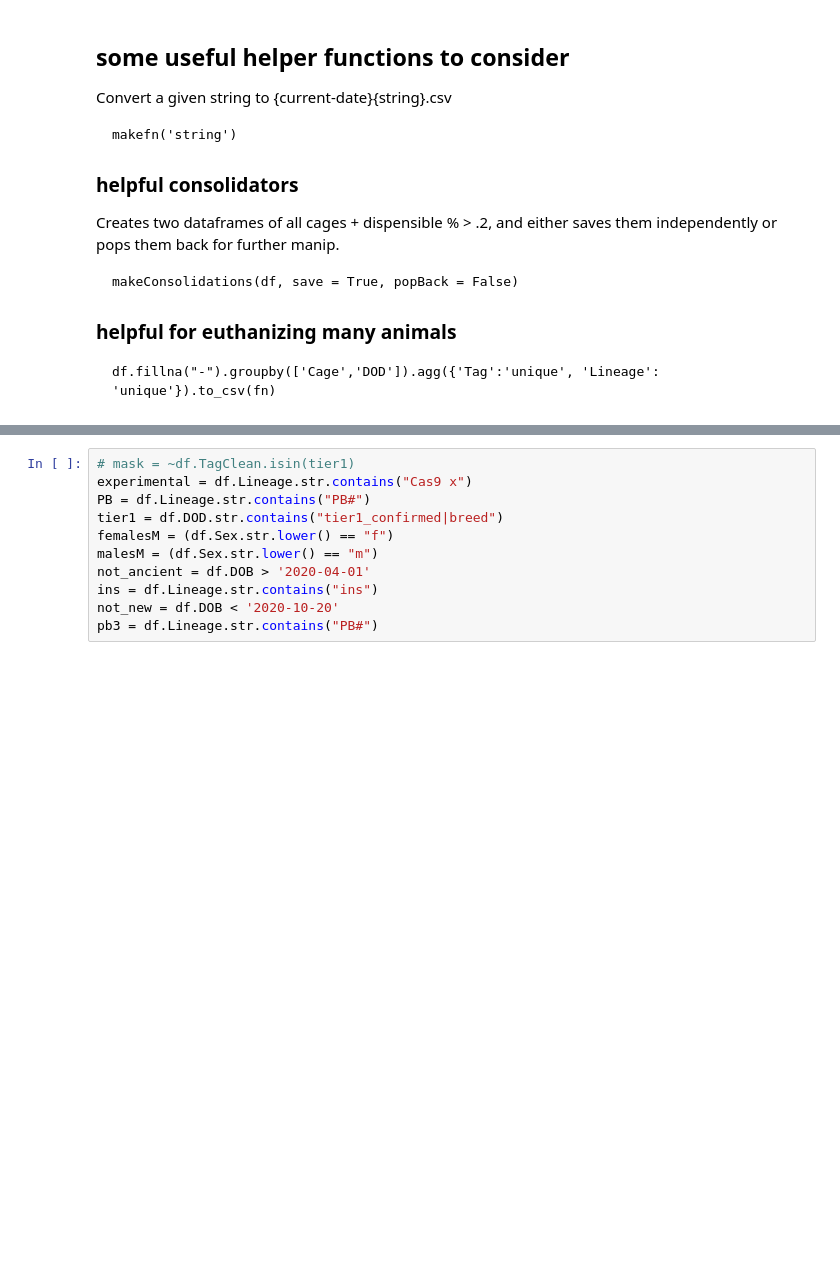
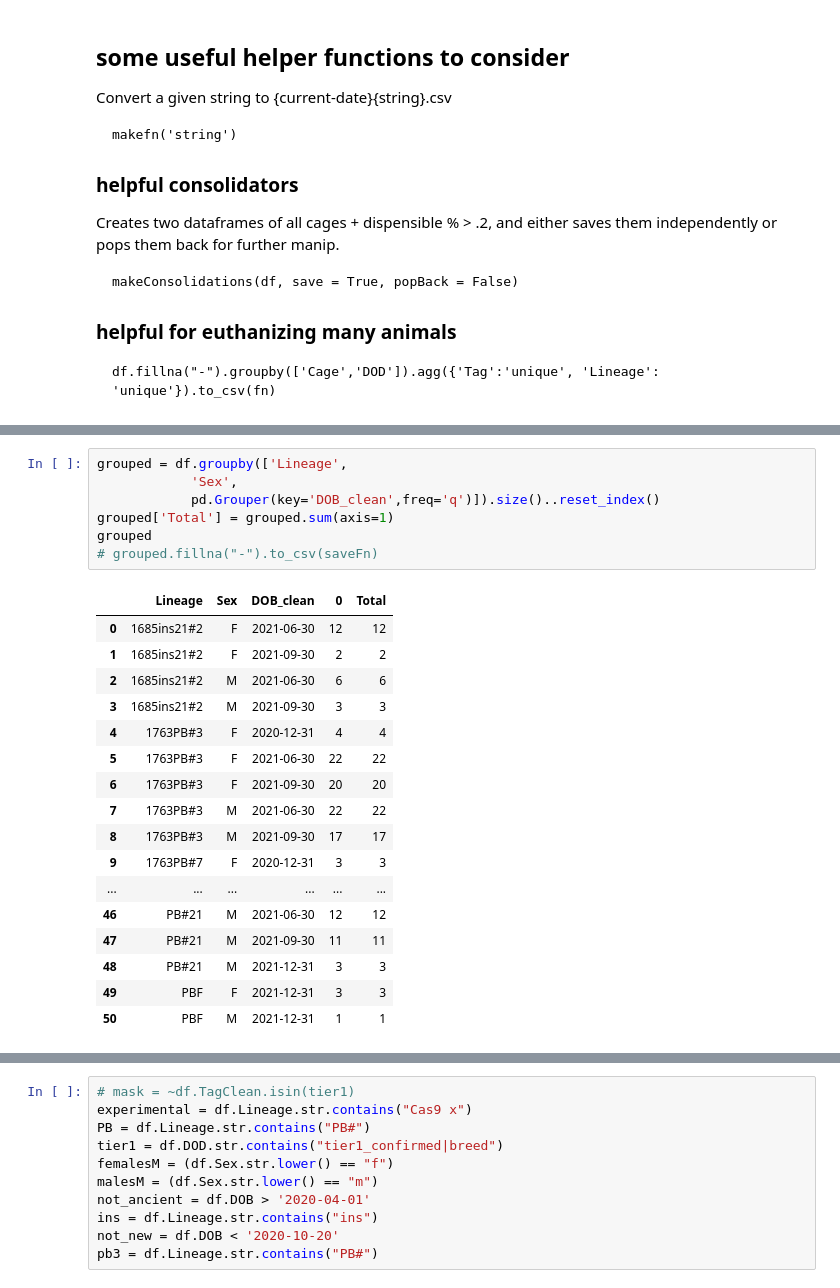
Before and after one commit to kathleenleeper/ms_kalhor, a Jupyter notebook: mouse_mgmt.ipynb, the cells around one changed output, grey strips where cells are left out. Drawn from its saved outputs; the diff is of its cells as text; blank space fills up the shorter version.

```diff
--- a/mouse_mgmt.ipynb
+++ b/mouse_mgmt.ipynb
@@ -28,0 +146,25 @@ df.fillna("-").groupby(['Cage','DOD']).agg({'Tag':'unique', 'Lineage': 'unique'}
+# %%
+grouped = df.groupby(['Lineage',
+            'Sex',
+            pd.Grouper(key='DOB_clean',freq='q')]).size()..reset_index()
+grouped['Total'] = grouped.sum(axis=1)
+grouped
+# grouped.fillna("-").to_csv(saveFn)
+# %% [output]
+|  | Lineage | Sex | DOB_clean | 0 | Total |
+| 0 | 1685ins21#2 | F | 2021-06-30 | 12 | 12 |
+| 1 | 1685ins21#2 | F | 2021-09-30 | 2 | 2 |
+| 2 | 1685ins21#2 | M | 2021-06-30 | 6 | 6 |
+| 3 | 1685ins21#2 | M | 2021-09-30 | 3 | 3 |
+| 4 | 1763PB#3 | F | 2020-12-31 | 4 | 4 |
+| 5 | 1763PB#3 | F | 2021-06-30 | 22 | 22 |
+| 6 | 1763PB#3 | F | 2021-09-30 | 20 | 20 |
+| 7 | 1763PB#3 | M | 2021-06-30 | 22 | 22 |
+| 8 | 1763PB#3 | M | 2021-09-30 | 17 | 17 |
+| 9 | 1763PB#7 | F | 2020-12-31 | 3 | 3 |
+| ... | ... | ... | ... | ... | ... |
+| 46 | PB#21 | M | 2021-06-30 | 12 | 12 |
+| 47 | PB#21 | M | 2021-09-30 | 11 | 11 |
+| 48 | PB#21 | M | 2021-12-31 | 3 | 3 |
+| 49 | PBF | F | 2021-12-31 | 3 | 3 |
+| 50 | PBF | M | 2021-12-31 | 1 | 1 |
```
Also changed, not shown: parts of 66 cells of this notebook, 2 other files.
